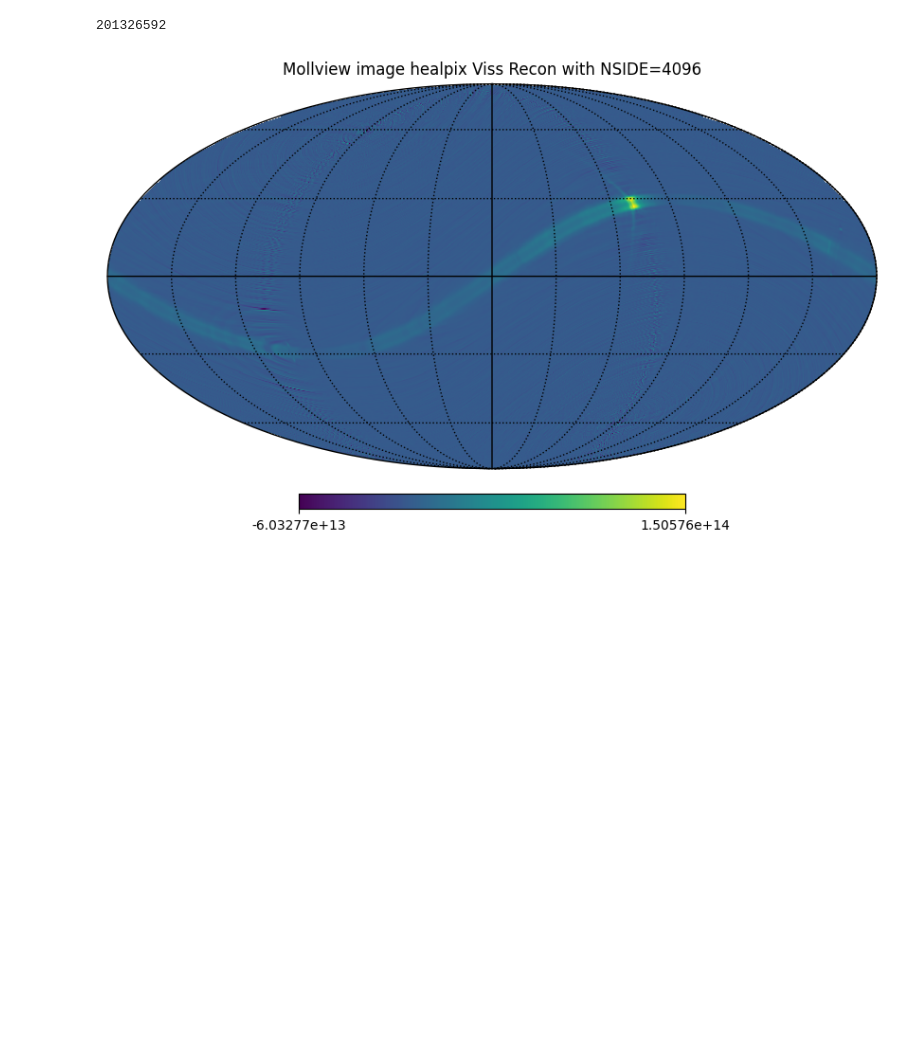
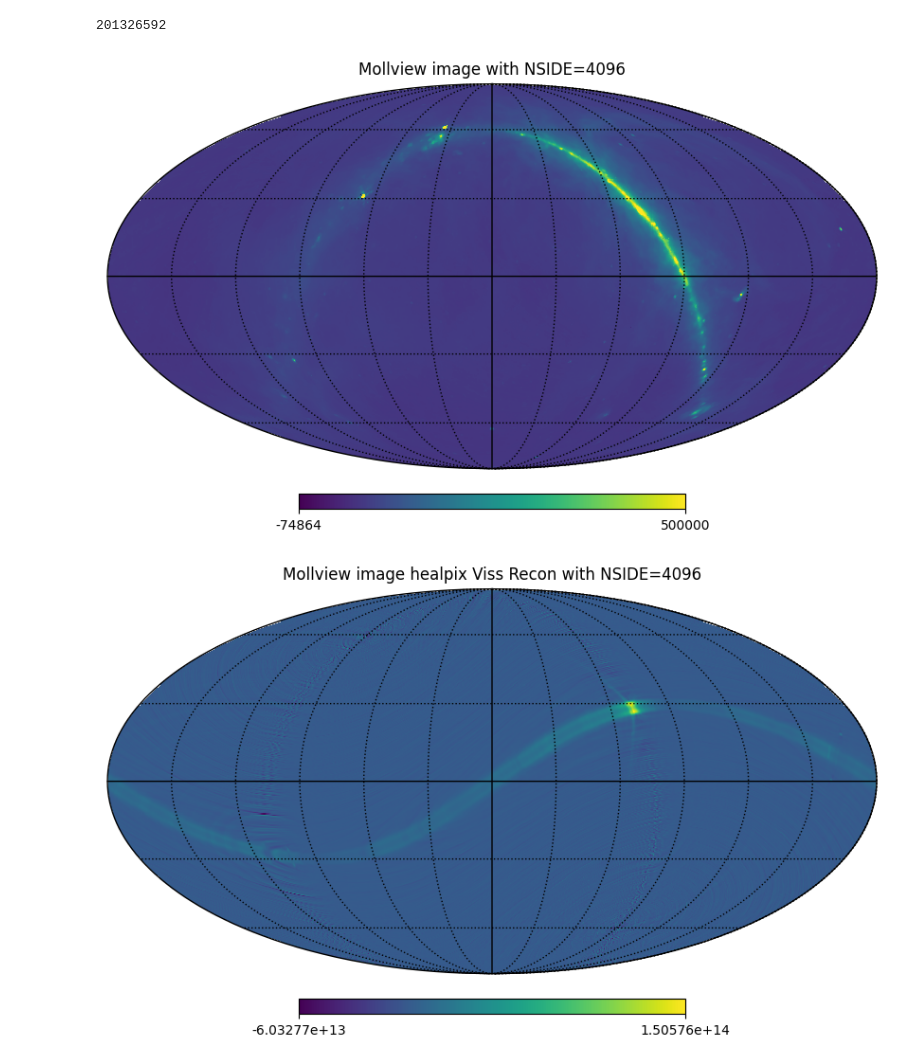
Before and after one commit to SSshuishui/viss_optimize_3d, a Jupyter notebook: healpix3d_blockage_10Mhz.ipynb, the cells around one changed output. Saved outputs shown, nothing was run; the diff lists cells and outputs as text; code cells hidden in the pictures; blank space fills up the shorter version.

```diff
--- a/healpix3d_blockage_10Mhz.ipynb
+++ b/healpix3d_blockage_10Mhz.ipynb
@@ -17,6 +17,14 @@ NPIX = hp.nside2npix(NSIDE)
 print(NPIX)
 # %% [output]
 201326592
+# %%
+recon_mirror_image = np.loadtxt("./earth_10Mhz/B_10M.txt", dtype=np.float32)
+
+hp.mollview(recon_mirror_image, nest=True, title="Mollview image with NSIDE=4096")
+hp.graticule()  # 添加经纬线
+plt.show()
+# %% [output]
+[figure, added]
 # %%
 recon_mirror_image = np.fromfile("./out10M_3d_viss_recon_tile/C1day10M.bin", dtype=np.float32)
 
```
Also changed, not shown: 47 other files.
